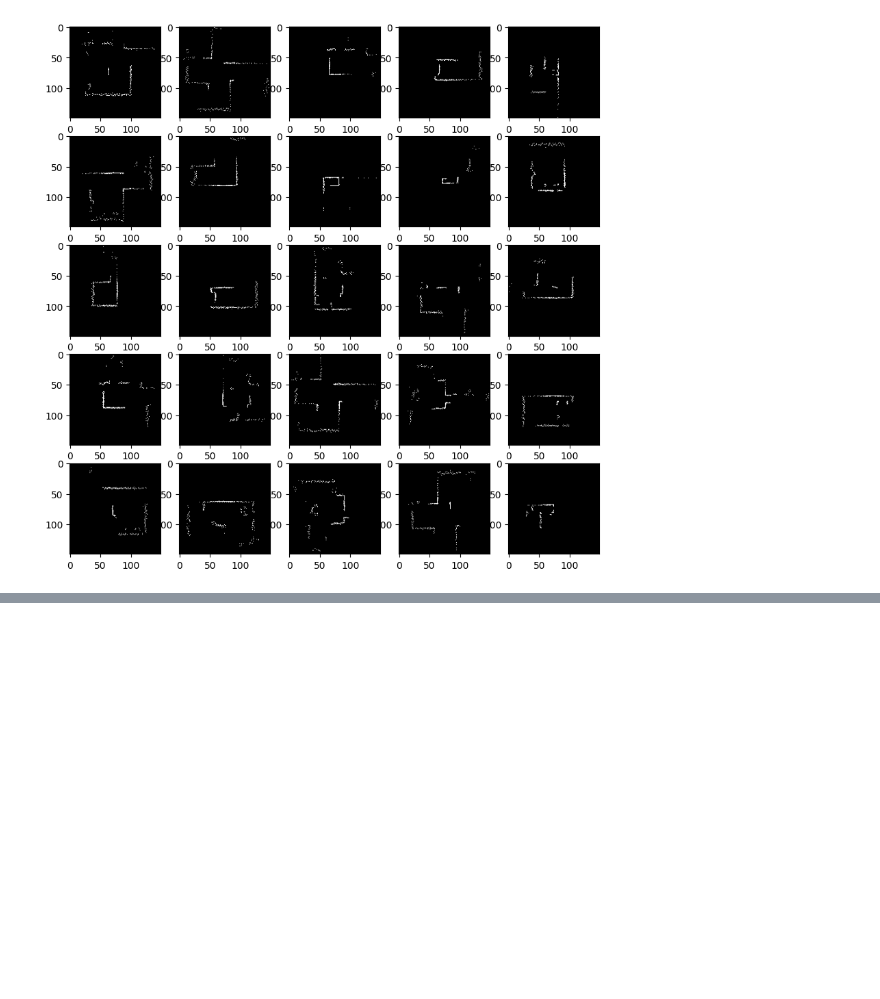
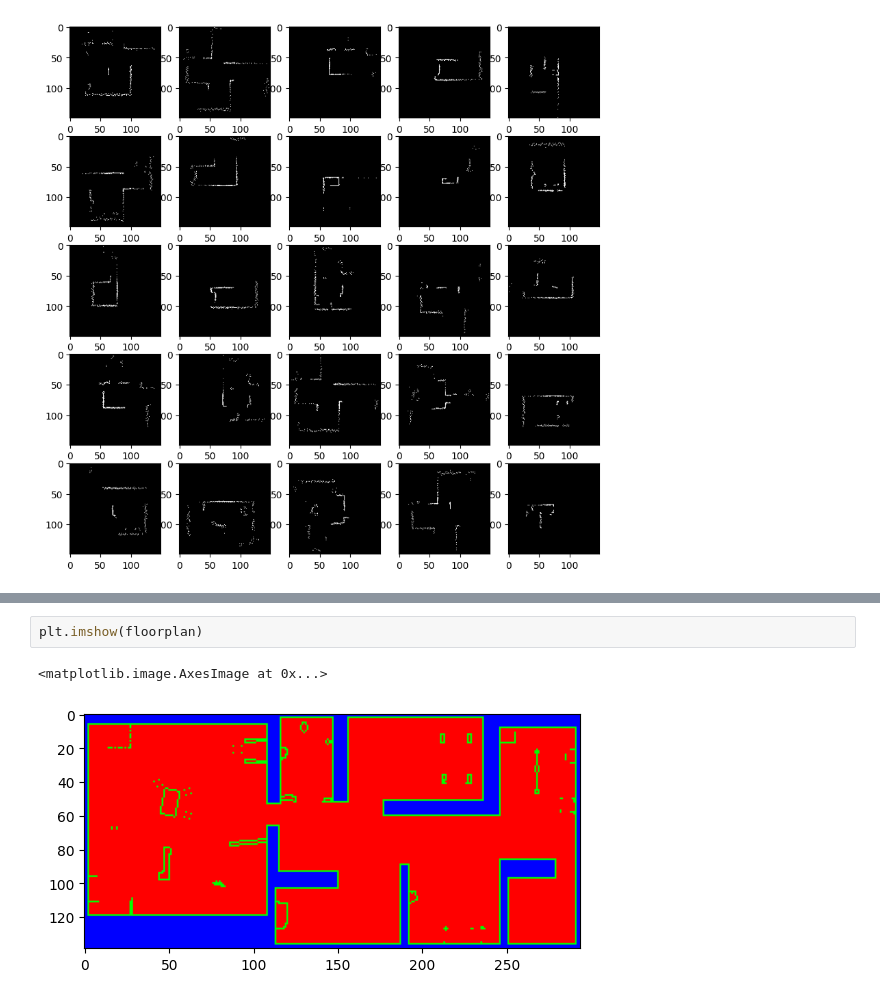
Before and after one commit to malcolmlett/robovac, a Jupyter notebook: Experiment_SLAM_data_generation_1.ipynb, the cells around one changed output, grey strips where cells are left out. Saved outputs shown, nothing was run; the diff lists cells and outputs as text; blank space fills up the shorter version.

```diff
--- a/Experiment_SLAM_data_generation_1.ipynb
+++ b/Experiment_SLAM_data_generation_1.ipynb
@@ -418,0 +468,5 @@ uniform grid counts: 15.02256 x 7.1025028571428575 = 106.6977753216
+# %%
+plt.imshow(floorplan)
+# %% [output]
+<matplotlib.image.AxesImage at 0x...>
+[figure, added]
```
Also changed, not shown: parts of 13 cells of this notebook.
